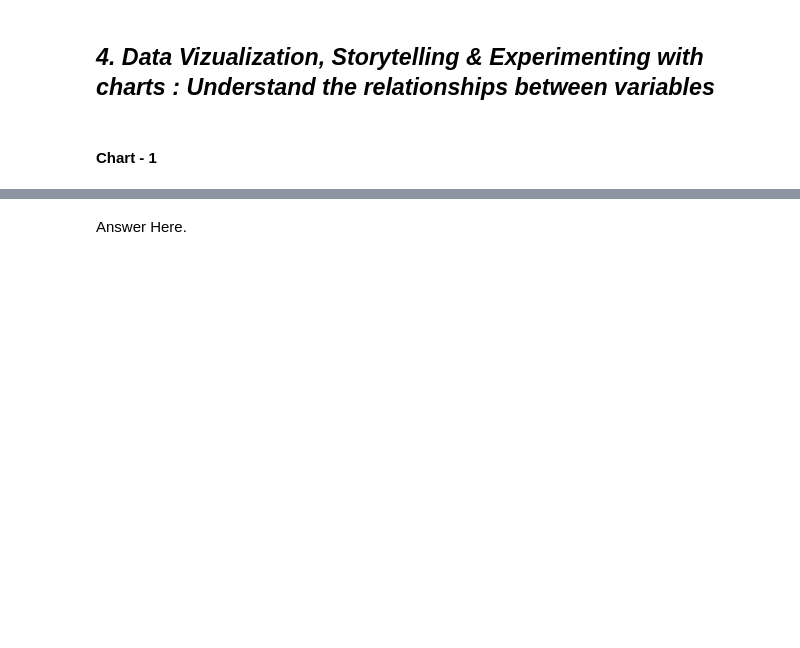
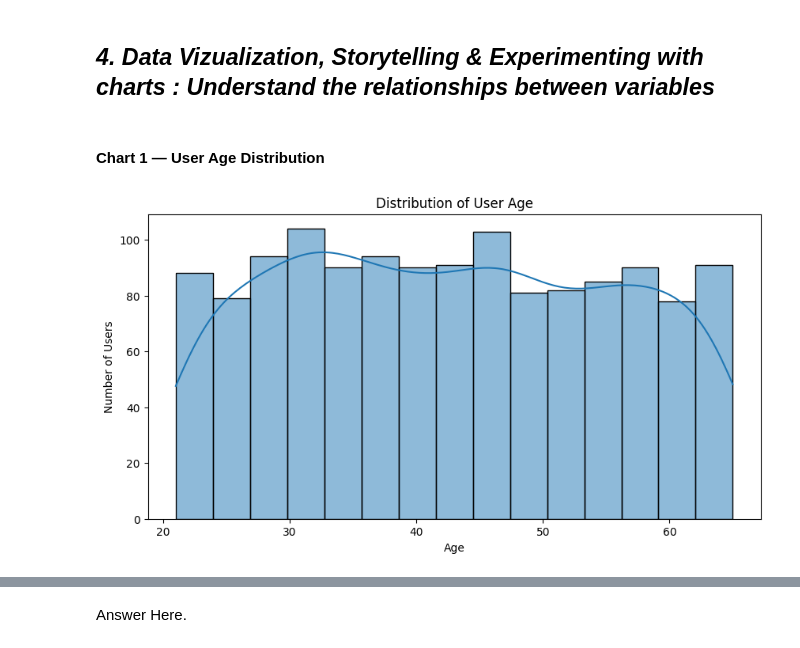
Before and after one commit to Sagarjain93/Machine-Learning-Portfolio, a Jupyter notebook: 01_End_to_End/Travel_MLops_Capstone/notebooks/00_Data_Cleaning_&_EDA.ipynb, the cells around one changed output, grey strips where cells are left out. Cells and saved outputs as stored; diff of their text form; code cells hidden in the pictures; blank space fills up the shorter version.

Commit message:
Add user and flight EDA visualizations
Add user demographics and flight pricing visualizations with business insights and analysis.

```diff
--- a/01_End_to_End/Travel_MLops_Capstone/notebooks/00_Data_Cleaning_&_EDA.ipynb
+++ b/01_End_to_End/Travel_MLops_Capstone/notebooks/00_Data_Cleaning_&_EDA.ipynb
@@ -1176,4 +1176,23 @@ Average: 30.96
 # %% [markdown]
 ## ***4. Data Vizualization, Storytelling & Experimenting with charts : Understand the relationships between variables***
 # %% [markdown]
-#### Chart - 1
+#### **Chart 1 — User Age Distribution**
+# %%
+# Chart - 1: User Age Distribution
+
+plt.figure(figsize=(10, 5))
+
+sns.histplot(
+    data=users,
+    x='age',
+    bins=15,
+    kde=True
+)
+
+plt.title('Distribution of User Age')
+plt.xlabel('Age')
+plt.ylabel('Number of Users')
+
+plt.show()
+# %% [output]
+[figure, added]
```
Also changed, not shown: parts of 166 cells of this notebook.
